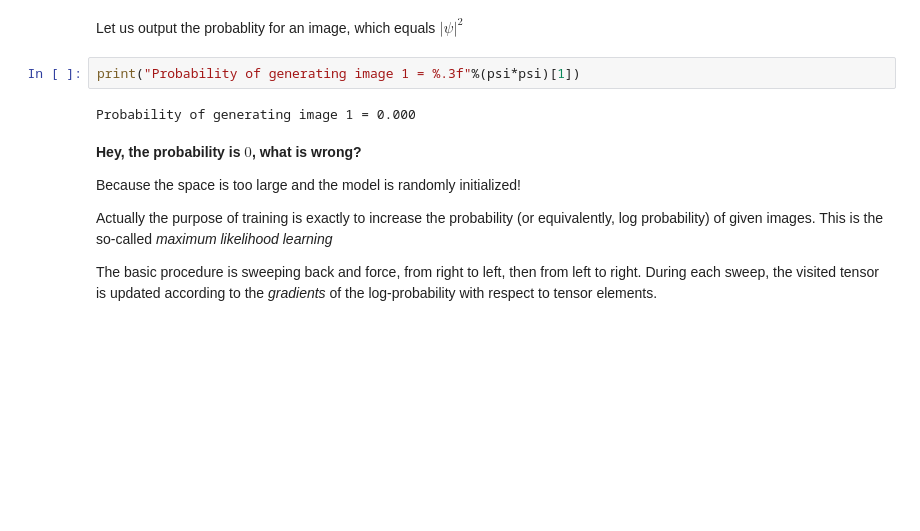
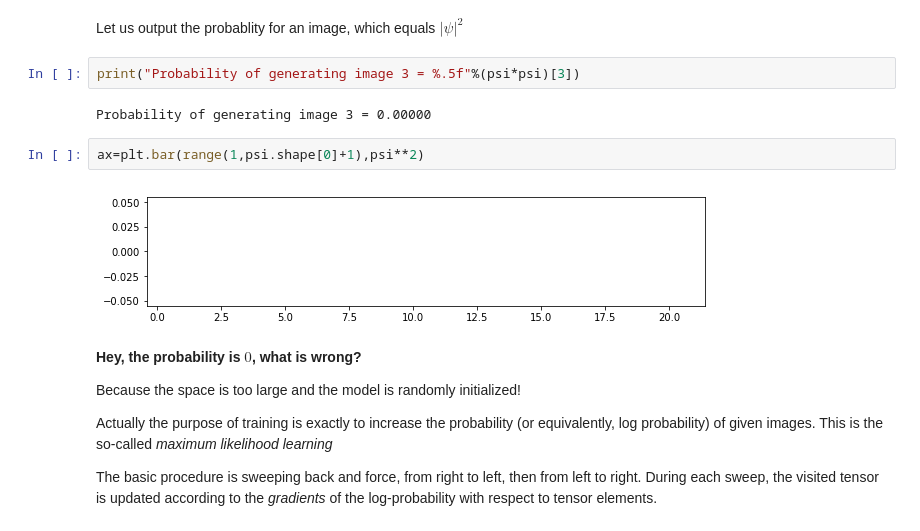
Before and after one commit to Roger-luo/MPS, a Jupyter notebook: mps_tutorial.ipynb, the cells around one changed output. Saved outputs shown, nothing was run; the diff lists cells and outputs as text; blank space fills up the shorter version.

```diff
--- a/mps_tutorial.ipynb
+++ b/mps_tutorial.ipynb
@@ -164,9 +164,13 @@ psi=get_psi()
 # %% [markdown]
 Let us output the probablity for an image, which equals $|\psi|^2$
 # %%
-print("Probability of generating image 1 = %.3f"%(psi*psi)[1])
+print("Probability of generating image 3 = %.5f"%(psi*psi)[3])
 # %% [output]
-Probability of generating image 1 = 0.000
+Probability of generating image 3 = 0.00000
+# %%
+ax=plt.bar(range(1,psi.shape[0]+1),psi**2)
+# %% [output]
+[figure, added]
 # %% [markdown]
 **Hey, the probability is $0$, what is wrong?**
 
```
Also changed, not shown: parts of 1 cell of this notebook.
